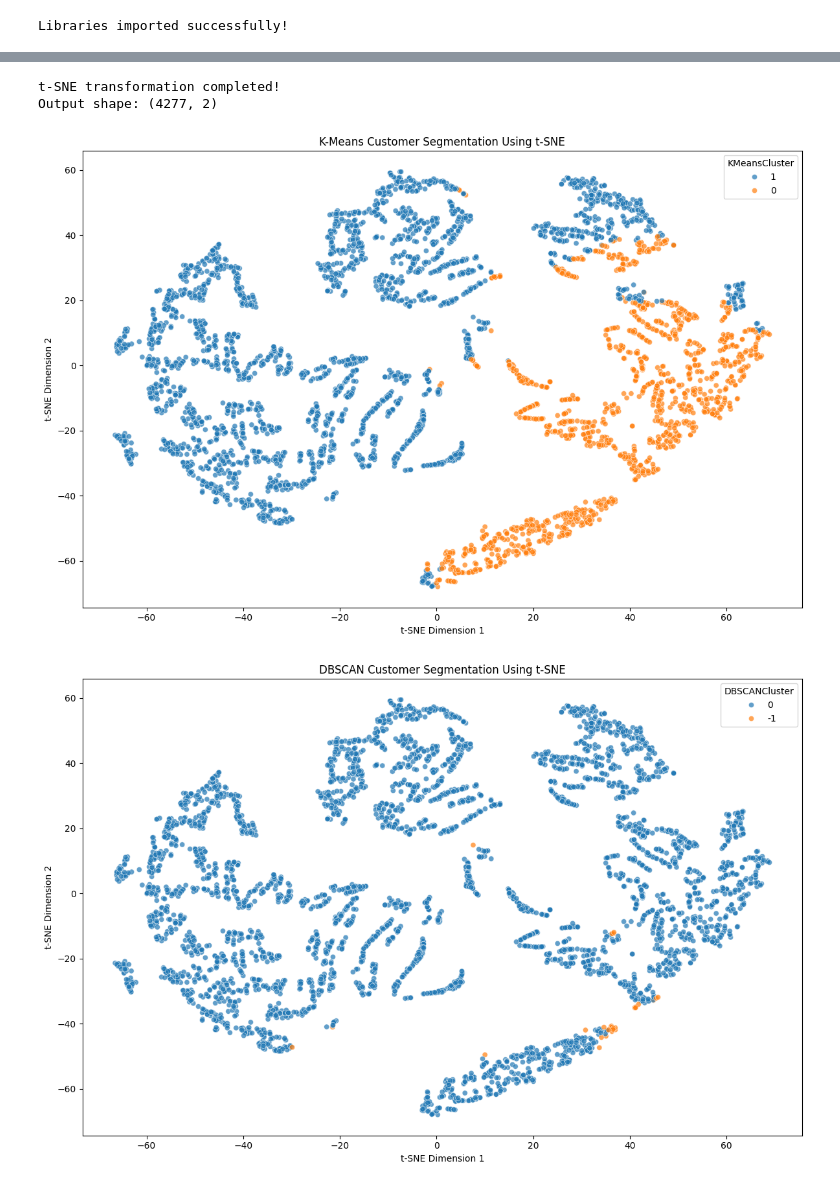
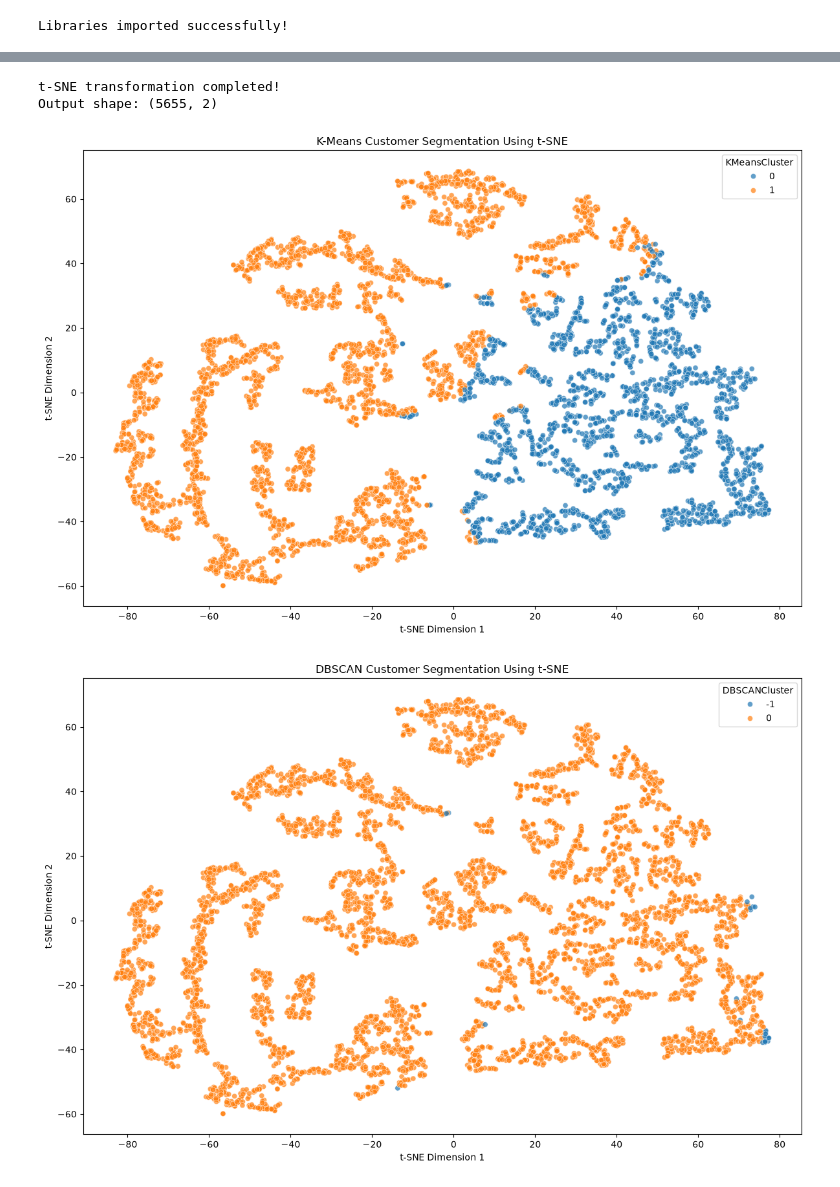
Before and after one commit to khyatijain0207/ecommerce-customer-segmentation, a Jupyter notebook: customer_segmentation.ipynb, the cells around one changed output, grey strips where cells are left out. Saved outputs shown, nothing was run; the diff lists cells and outputs as text; code cells hidden in the pictures.

Commit message:
Run and verify customer segmentation project

```diff
--- a/customer_segmentation.ipynb
+++ b/customer_segmentation.ipynb
@@ -29,7 +29,7 @@ Libraries imported successfully!
 # %%
 # Load dataset
 df = pd.read_csv(
-    r"C:\Users\Lucky Kashyap\Desktop\MLE\ecommerce-customer-segmentation\data\online_retail.csv"
+    r"data\online_retail.csv"
 )
 
 # Standardize column names
@@ -1163,7 +1163,7 @@ print("t-SNE transformation completed!")
 print("Output shape:", X_tsne.shape)
 # %% [output]
 t-SNE transformation completed!
-Output shape: (4277, 2)
+Output shape: (5655, 2)
 # %%
 plt.figure(figsize=(12, 8))
 
@@ -1184,40 +1184,40 @@ plt.ylabel("t-SNE Dimension 2")
 plt.tight_layout()
 
 plt.savefig(
-    r"C:\Users\Lucky Kashyap\Desktop\MLE\ecommerce-customer-segmentation\results\tsne_kmeans.png",
+    r"results\tsne_kmeans.png",
     dpi=300
 )
 
 plt.show()
 # %% [output]
-[figure, old version]
+[figure, new version]
 # %%
 plt.figure(figsize=(12, 8))
 
 sns.scatterplot(
     data=tsne_results,
     x="TSNE1",
     y="TSNE2",
     hue="DBSCANCluster",
     palette="tab10",
     s=35,
     alpha=0.7
 )
 
 plt.title("DBSCAN Customer Segmentation Using t-SNE")
 plt.xlabel("t-SNE Dimension 1")
 plt.ylabel("t-SNE Dimension 2")
 
 plt.tight_layout()
 
 plt.savefig(
-    r"C:\Users\Lucky Kashyap\Desktop\MLE\ecommerce-customer-segmentation\results\tsne_dbscan.png",
+    r"results\tsne_dbscan.png",
     dpi=300
 )
 
 plt.show()
 # %% [output]
-[figure, old version]
+[figure, new version]
 # %%
 # Calculate global RFM thresholds
 q25 = rfm[rfm_features].quantile(0.25)
```
Also changed, not shown: parts of 19 cells of this notebook, 19 other files.
